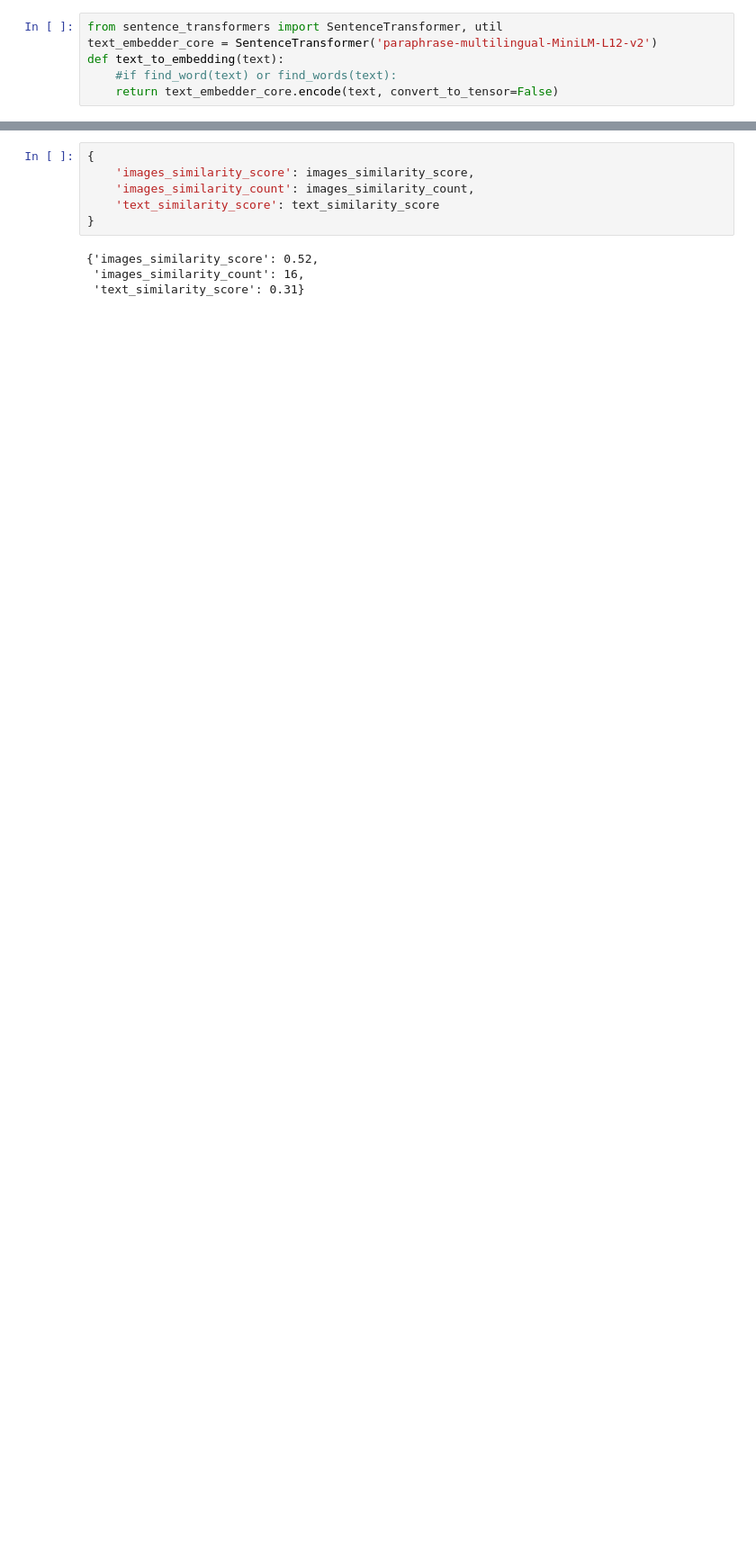
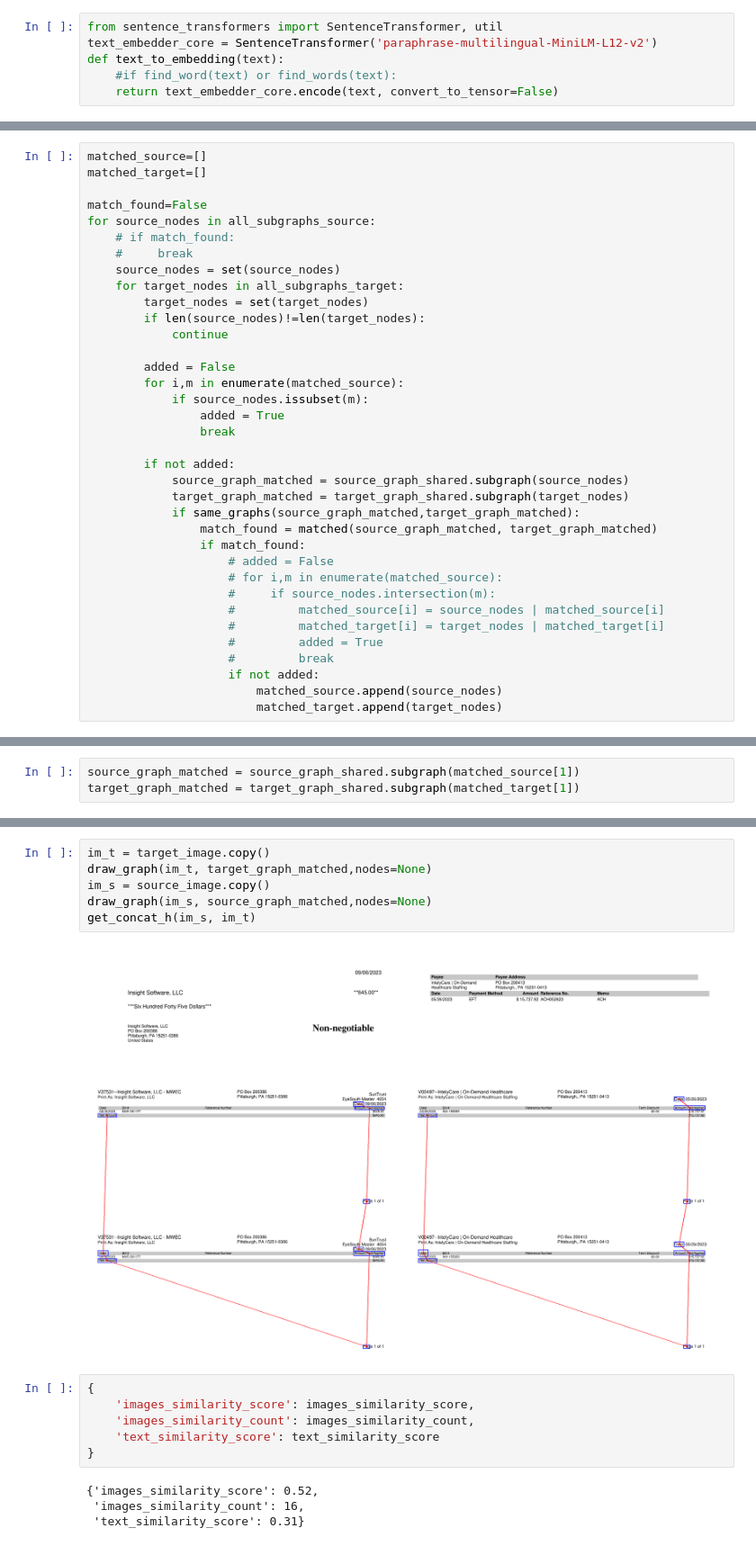
Before and after one commit to bilykigor/doc2graph, a Jupyter notebook: image_similarity.ipynb, the cells around one changed output, grey strips where cells are left out. Shown at 90% size. Saved outputs shown, nothing was run; the diff lists cells and outputs as text; blank space fills up the shorter version.

```diff
--- a/image_similarity.ipynb
+++ b/image_similarity.ipynb
@@ -151,0 +216,36 @@ GRAPH Page ---> Page 0.8361513137817383
+# %%
+matched_source=[]
+matched_target=[]
+
+match_found=False
+for source_nodes in all_subgraphs_source:
+    # if match_found:
+    #     break
+    source_nodes = set(source_nodes)
+    for target_nodes in all_subgraphs_target:
+        target_nodes = set(target_nodes)
+        if len(source_nodes)!=len(target_nodes):
+            continue
+
+        added = False
+        for i,m in enumerate(matched_source):
+            if source_nodes.issubset(m):
+                added = True
+                break
+
+        if not added:
+            source_graph_matched = source_graph_shared.subgraph(source_nodes)
+            target_graph_matched = target_graph_shared.subgraph(target_nodes)
+            if same_graphs(source_graph_matched,target_graph_matched):
+                match_found = matched(source_graph_matched, target_graph_matched)
+                if match_found:
+                    # added = False
+                    # for i,m in enumerate(matched_source):
+                    #     if source_nodes.intersection(m):
+                    #         matched_source[i] = source_nodes | matched_source[i]
+                    #         matched_target[i] = target_nodes | matched_target[i]
+                    #         added = True
+                    #         break
+                    if not added:
+                        matched_source.append(source_nodes)
+                        matched_target.append(target_nodes)
@@ -151,0 +268,3 @@ GRAPH Page ---> Page 0.8361513137817383
+# %%
+source_graph_matched = source_graph_shared.subgraph(matched_source[1])
+target_graph_matched = target_graph_shared.subgraph(matched_target[1])
@@ -152,3 +275,11 @@ GRAPH Page ---> Page 0.8361513137817383
+# %%
+im_t = target_image.copy()
+draw_graph(im_t, target_graph_matched,nodes=None)
+im_s = source_image.copy()
+draw_graph(im_s, source_graph_matched,nodes=None)
+get_concat_h(im_s, im_t)
+# %% [output]
+[figure, added]
 # %%
 {
     'images_similarity_score': images_similarity_score,
```
Also changed, not shown: parts of 28 cells of this notebook, 4 other files.
